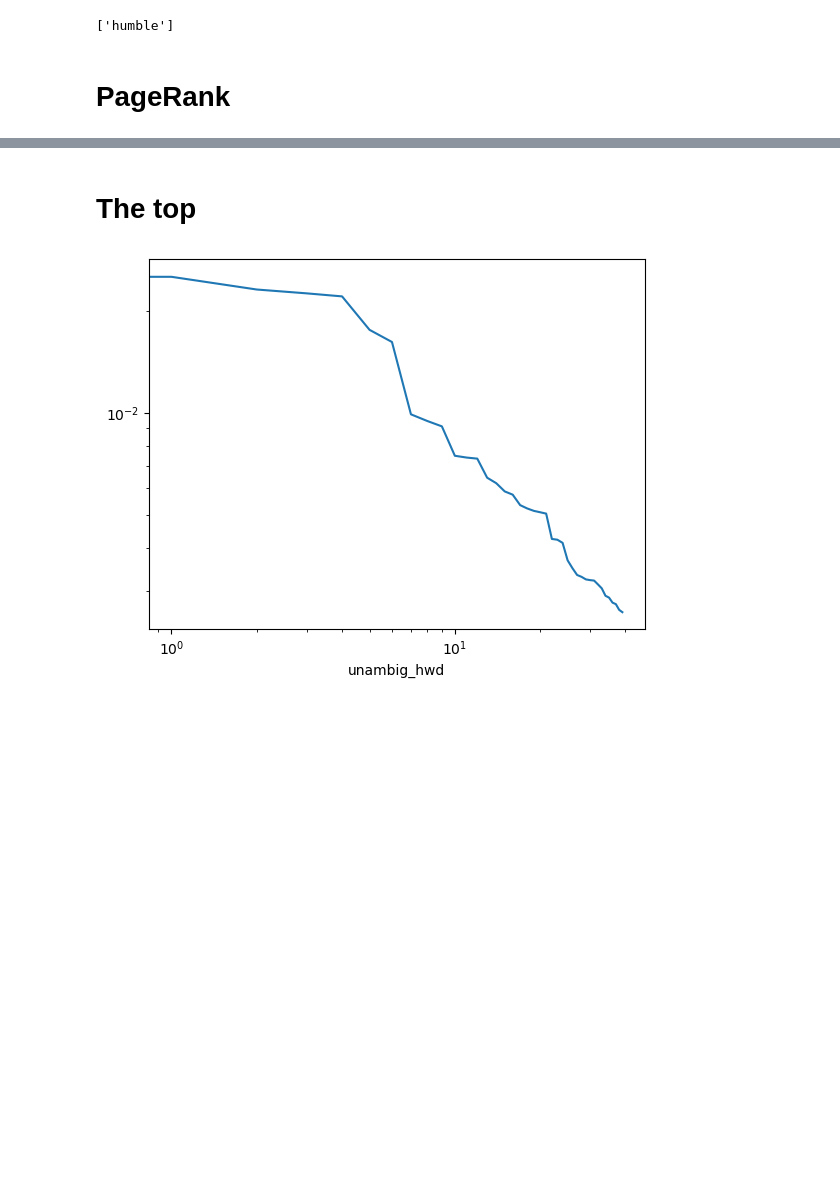
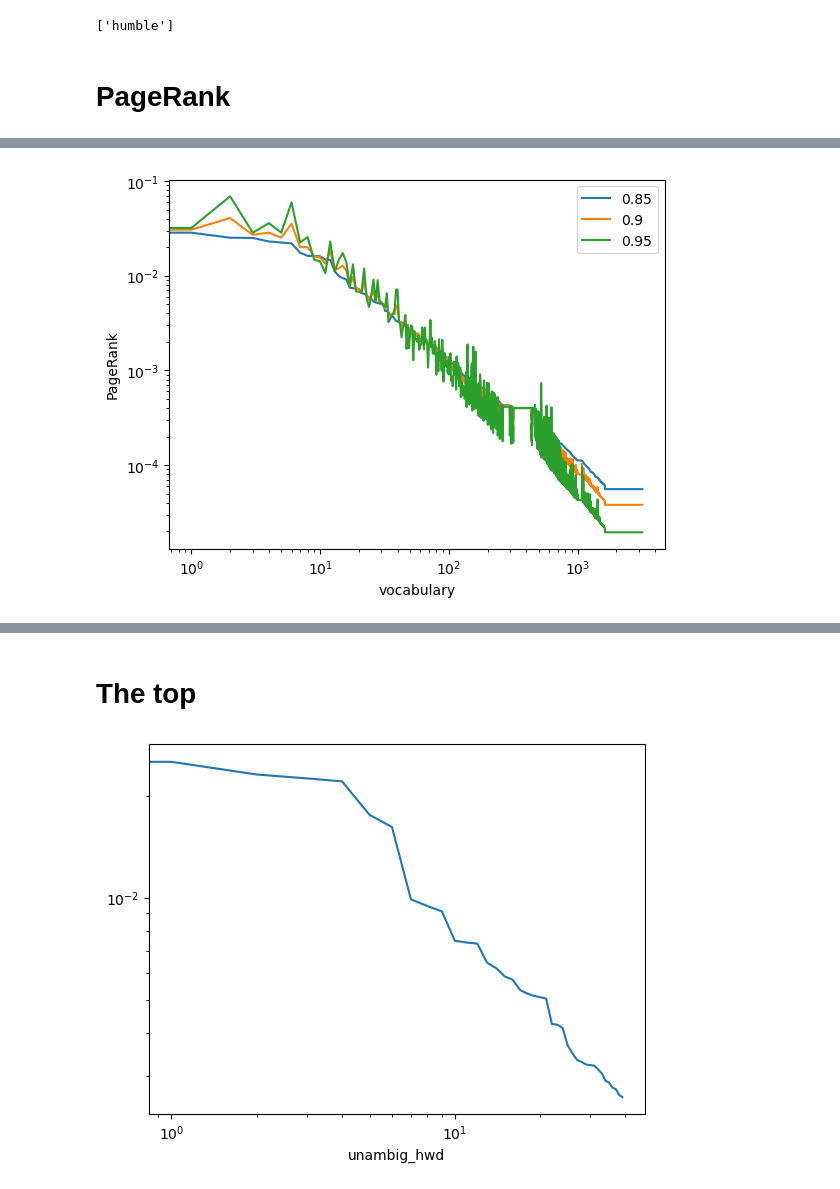
Before and after one commit to makrai/4lang-with-them-roles, a Jupyter notebook: pagerank.ipynb, the cells around one changed output, grey strips where cells are left out. Cells and saved outputs as stored; diff of their text form; code cells hidden in the pictures; blank space fills up the shorter version.

```diff
--- a/pagerank.ipynb
+++ b/pagerank.ipynb
@@ -248,0 +291,11 @@ plt.yscale('log')
+# %%
+pageRank_df.sort_values(f'pagerank_0.85', ascending=False, inplace=True)
+plt.plot(pageRank_df.drop(columns=['primitive']))
+plt.xscale('log')
+plt.yscale('log')
+plt.legend(factors)
+plt.xlabel('vocabulary')
+plt.ylabel('PageRank')
+plt.savefig(f'/home/makrai/repo/paper/thesis/makrai_phd/img/pageRank-aligned.png')
+# %% [output]
+[figure, added]
```
Also changed, not shown: parts of 27 cells of this notebook.
